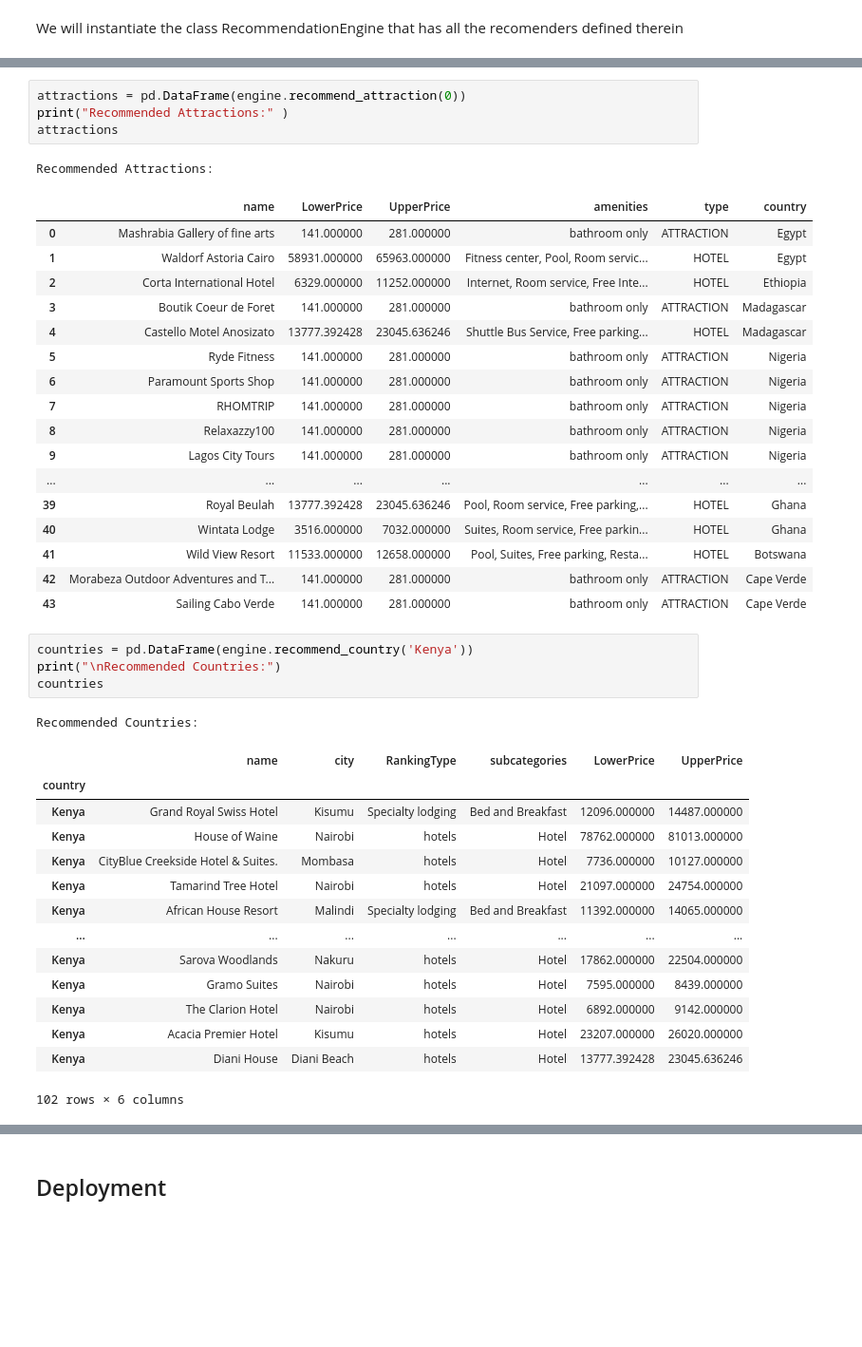
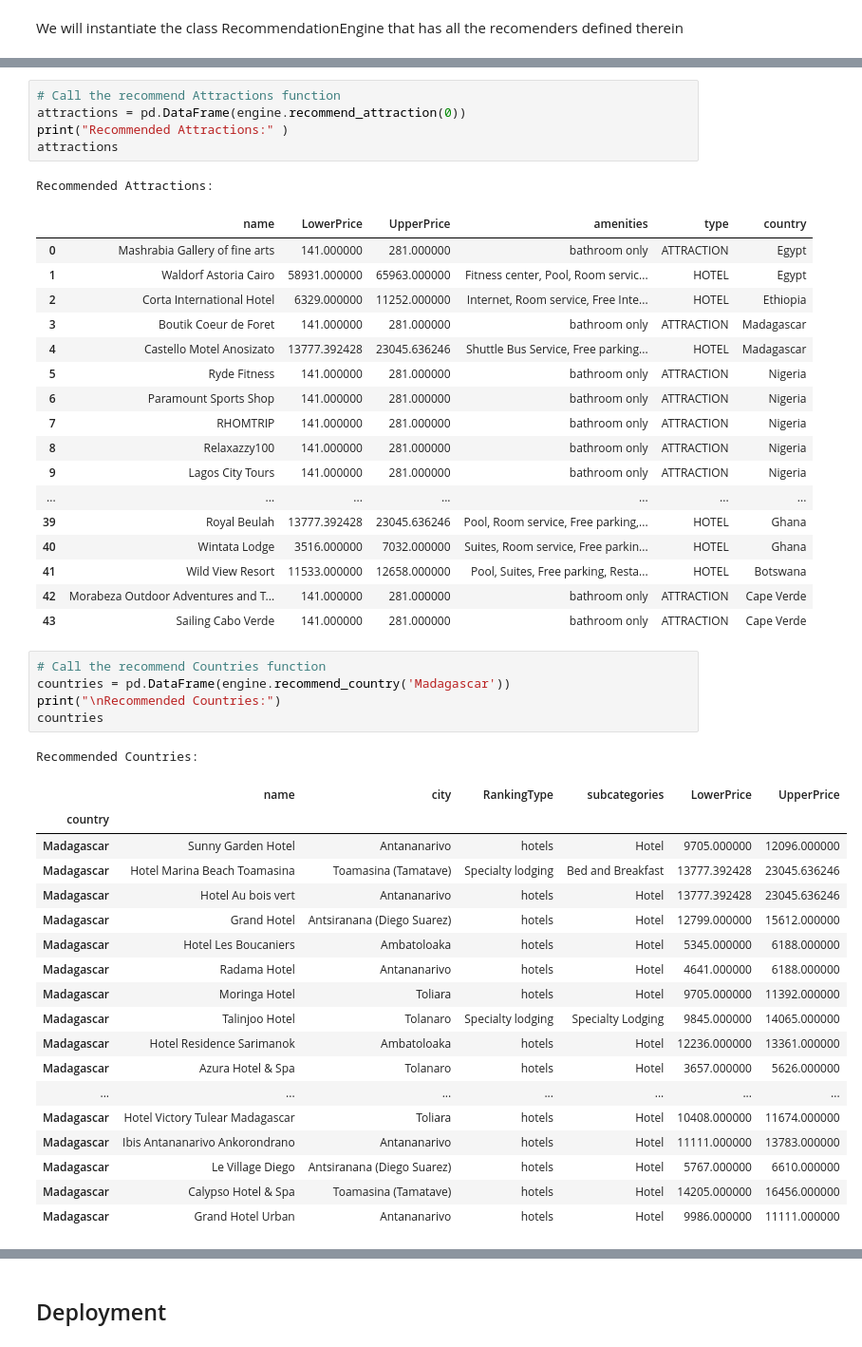
Before and after one commit to R3TR0Quan/travel-destination-recommendation-sys, a Jupyter notebook: modelling.ipynb, the cells around one changed output, grey strips where cells are left out. Shown at 95% size. Cells and saved outputs as stored; diff of their text form; blank space fills up the shorter version.

```diff
--- a/modelling.ipynb
+++ b/modelling.ipynb
@@ -998,5 +998,6 @@ We will instantiate the class RecommendationEngine that has all the recomenders
 engine = RecommendationEngine(cosine_similarities, cosine_sim2, clean_df)
 # %%
+# Call the recommend Attractions function
 attractions = pd.DataFrame(engine.recommend_attraction(0))
 print("Recommended Attractions:" )
 attractions
@@ -1020,23 +1021,28 @@ Recommended Attractions:
 | 42 | Morabeza Outdoor Adventures and T... | 141.000000 | 281.000000 | bathroom only | ATTRACTION | Cape Verde |
 | 43 | Sailing Cabo Verde | 141.000000 | 281.000000 | bathroom only | ATTRACTION | Cape Verde |
 # %%
-countries = pd.DataFrame(engine.recommend_country('Kenya'))
+# Call the recommend Countries function
+countries = pd.DataFrame(engine.recommend_country('Madagascar'))
 print("\nRecommended Countries:")
 countries
 # %% [output]
 Recommended Countries:
 |  | name | city | RankingType | subcategories | LowerPrice | UpperPrice |
 | country |  |  |  |  |  |  |
-| Kenya | Grand Royal Swiss Hotel | Kisumu | Specialty lodging | Bed and Breakfast | 12096.000000 | 14487.000000 |
-| Kenya | House of Waine | Nairobi | hotels | Hotel | 78762.000000 | 81013.000000 |
-| Kenya | CityBlue Creekside Hotel & Suites. | Mombasa | hotels | Hotel | 7736.000000 | 10127.000000 |
-| Kenya | Tamarind Tree Hotel | Nairobi | hotels | Hotel | 21097.000000 | 24754.000000 |
-| Kenya | African House Resort | Malindi | Specialty lodging | Bed and Breakfast | 11392.000000 | 14065.000000 |
+| Madagascar | Sunny Garden Hotel | Antananarivo | hotels | Hotel | 9705.000000 | 12096.000000 |
+| Madagascar | Hotel Marina Beach Toamasina | Toamasina (Tamatave) | Specialty lodging | Bed and Breakfast | 13777.392428 | 23045.636246 |
+| Madagascar | Hotel Au bois vert | Antananarivo | hotels | Hotel | 13777.392428 | 23045.636246 |
+| Madagascar | Grand Hotel | Antsiranana (Diego Suarez) | hotels | Hotel | 12799.000000 | 15612.000000 |
+| Madagascar | Hotel Les Boucaniers | Ambatoloaka | hotels | Hotel | 5345.000000 | 6188.000000 |
+| Madagascar | Radama Hotel | Antananarivo | hotels | Hotel | 4641.000000 | 6188.000000 |
+| Madagascar | Moringa Hotel | Toliara | hotels | Hotel | 9705.000000 | 11392.000000 |
+| Madagascar | Talinjoo Hotel | Tolanaro | Specialty lodging | Specialty Lodging | 9845.000000 | 14065.000000 |
+| Madagascar | Hotel Residence Sarimanok | Ambatoloaka | hotels | Hotel | 12236.000000 | 13361.000000 |
+| Madagascar | Azura Hotel & Spa | Tolanaro | hotels | Hotel | 3657.000000 | 5626.000000 |
 | ... | ... | ... | ... | ... | ... | ... |
-| Kenya | Sarova Woodlands | Nakuru | hotels | Hotel | 17862.000000 | 22504.000000 |
-| Kenya | Gramo Suites | Nairobi | hotels | Hotel | 7595.000000 | 8439.000000 |
-| Kenya | The Clarion Hotel | Nairobi | hotels | Hotel | 6892.000000 | 9142.000000 |
-| Kenya | Acacia Premier Hotel | Kisumu | hotels | Hotel | 23207.000000 | 26020.000000 |
-| Kenya | Diani House | Diani Beach | hotels | Hotel | 13777.392428 | 23045.636246 |
+| Madagascar | Hotel Victory Tulear Madagascar | Toliara | hotels | Hotel | 10408.000000 | 11674.000000 |
+| Madagascar | Ibis Antananarivo Ankorondrano | Antananarivo | hotels | Hotel | 11111.000000 | 13783.000000 |
+| Madagascar | Le Village Diego | Antsiranana (Diego Suarez) | hotels | Hotel | 5767.000000 | 6610.000000 |
+| Madagascar | Calypso Hotel & Spa | Toamasina (Tamatave) | hotels | Hotel | 14205.000000 | 16456.000000 |
+| Madagascar | Grand Hotel Urban | Antananarivo | hotels | Hotel | 9986.000000 | 11111.000000 |
-102 rows × 6 columns
 # %%
```
Also changed, not shown: parts of 19 cells of this notebook, 1 other file.
